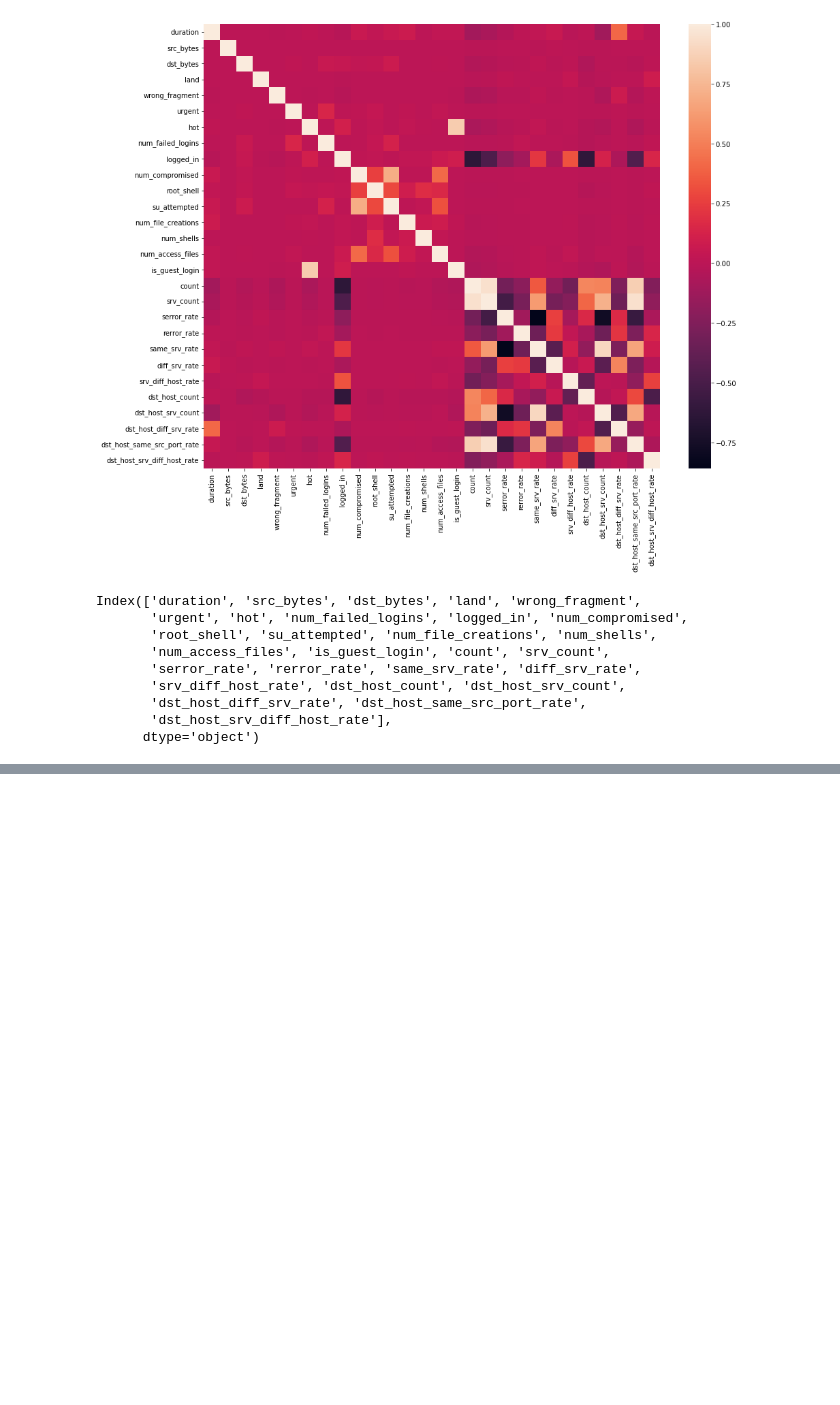
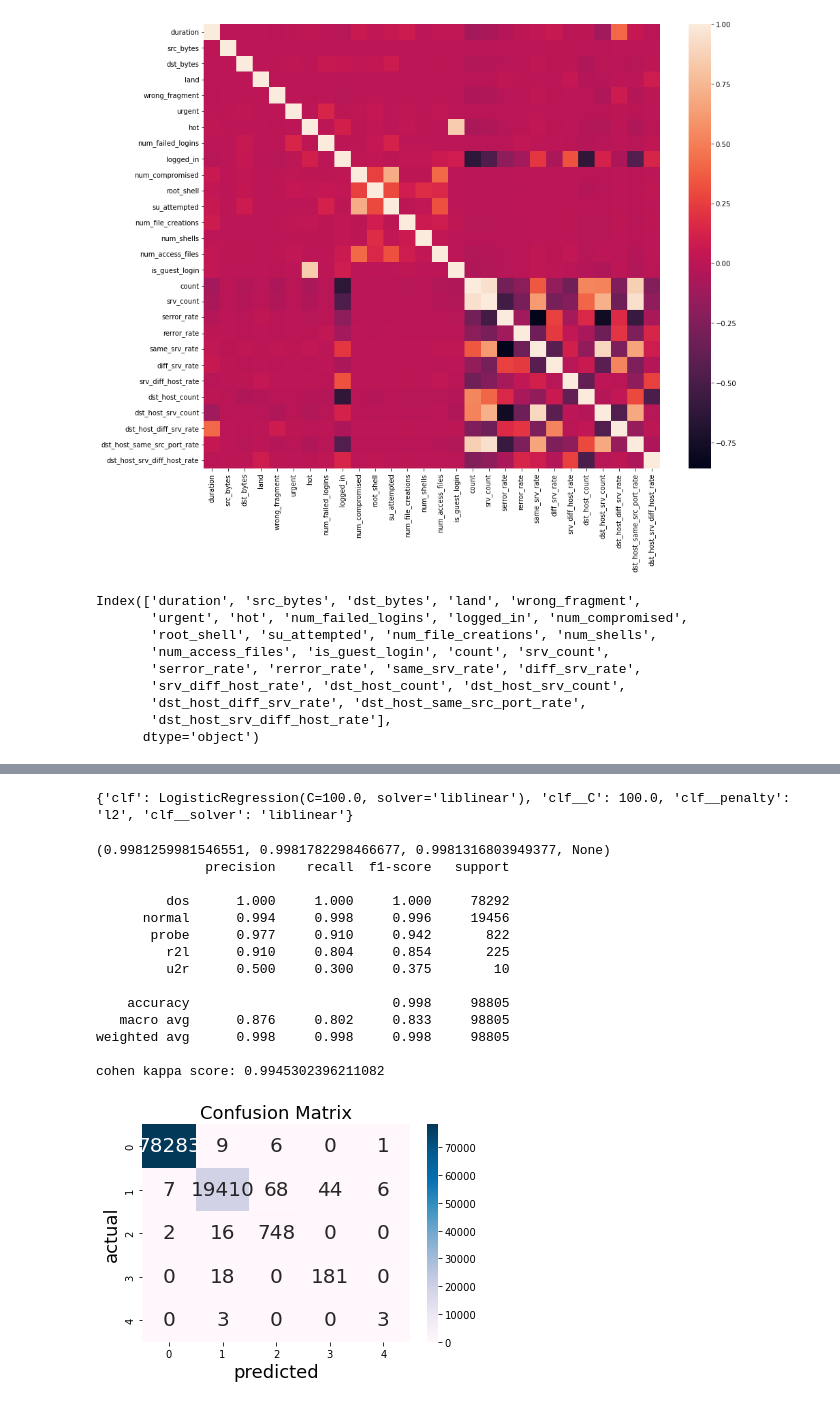
Before and after one commit to vladyslavmakartet/earin_labs, a Jupyter notebook: lab4/task.ipynb, the cells around one changed output, grey strips where cells are left out. Cells and saved outputs as stored; diff of their text form; code cells hidden in the pictures; blank space fills up the shorter version.

```diff
--- a/lab4/task.ipynb
+++ b/lab4/task.ipynb
@@ -515,3 +360,0 @@ RandomForestClassifier(max_depth=10, n_estimators=50, random_state=2)
-# %%
-y_pred = clf.predict(df_test_without_pipeline)
-evaluation(y_pred, y_test) # with cross validation
@@ -789,0 +388,21 @@ cohen kappa score: 0.9993622039333294
+# %%
+PARAM_GRID_LR = [
+    {
+        'clf': [LogisticRegression()],
+        'clf__penalty': ['l1', 'l2'],
+        'clf__C': np.logspace(-2, 2, 3),
+        'clf__solver': ['liblinear']
+    }
+]
+
+PARAM_GRID_RF = [
+    {
+        'clf': [RandomForestClassifier()],
+        'clf__bootstrap': [True],
+        'clf__max_depth': [80, 95, 110],
+        'clf__max_features': [2, 3],
+        'clf__min_samples_leaf': [3, 4, 5],
+        'clf__min_samples_split': [8, 10, 12],
+        'clf__n_estimators': [100, 500, 1000]
+    }
+]
@@ -789,0 +431,10 @@ cohen kappa score: 0.9993622039333294
+# %%
+from sklearn.model_selection import train_test_split
+from sklearn.experimental import enable_halving_search_cv
+from sklearn.model_selection import HalvingGridSearchCV
+
+X_train, X_test, y_train, y_test = train_test_split(X,y,test_size=0.2, random_state=30, stratify=y)
+pipeline_LR = get_classifier(numeric_cols, categorical_cols, LogisticRegression(class_weight='balanced', max_iter=1000, random_state=42, n_jobs=-1))
+
+grid_LR = HalvingGridSearchCV(pipeline_LR, param_grid=PARAM_GRID_LR, cv=3) # cv can be 5 but we are getting the same result and it takes more time
+grid_LR.fit(X_train, y_train)
@@ -789,0 +463,3 @@ cohen kappa score: 0.9993622039333294
+# %%
+predict_proba_LR = grid_LR.predict_proba(X_test)
+proba_LR = grid_LR.predict(X_test)
@@ -789,0 +502,4 @@ cohen kappa score: 0.9993622039333294
+# %%
+print(grid_LR.best_params_)
+# %% [output]
+{'clf': LogisticRegression(C=100.0, solver='liblinear'), 'clf__C': 100.0, 'clf__penalty': 'l2', 'clf__solver': 'liblinear'}
@@ -789,0 +520,19 @@ cohen kappa score: 0.9993622039333294
+# %%
+# TODO FIX MATRIX TO PRINT LABELS
+evaluation(proba_LR, y_test) # with cross validation
+# %% [output]
+(0.9981259981546551, 0.9981782298466677, 0.9981316803949377, None)
+              precision    recall  f1-score   support
+
+         dos      1.000     1.000     1.000     78292
+      normal      0.994     0.998     0.996     19456
+       probe      0.977     0.910     0.942       822
+         r2l      0.910     0.804     0.854       225
+         u2r      0.500     0.300     0.375        10
+
+    accuracy                          0.998     98805
+   macro avg      0.876     0.802     0.833     98805
+weighted avg      0.998     0.998     0.998     98805
+
+cohen kappa score: 0.9945302396211082
+[figure, added]
```
Also changed, not shown: parts of 45 cells of this notebook.
